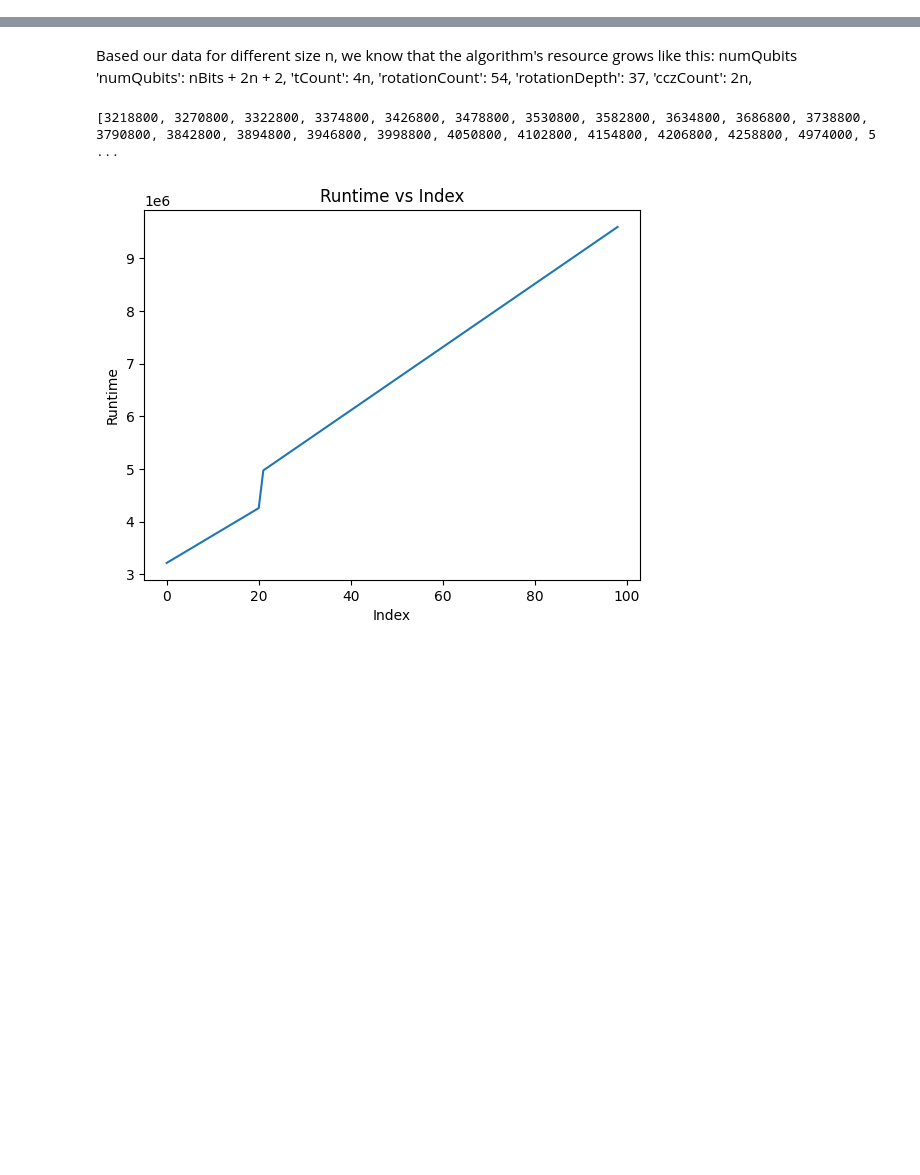
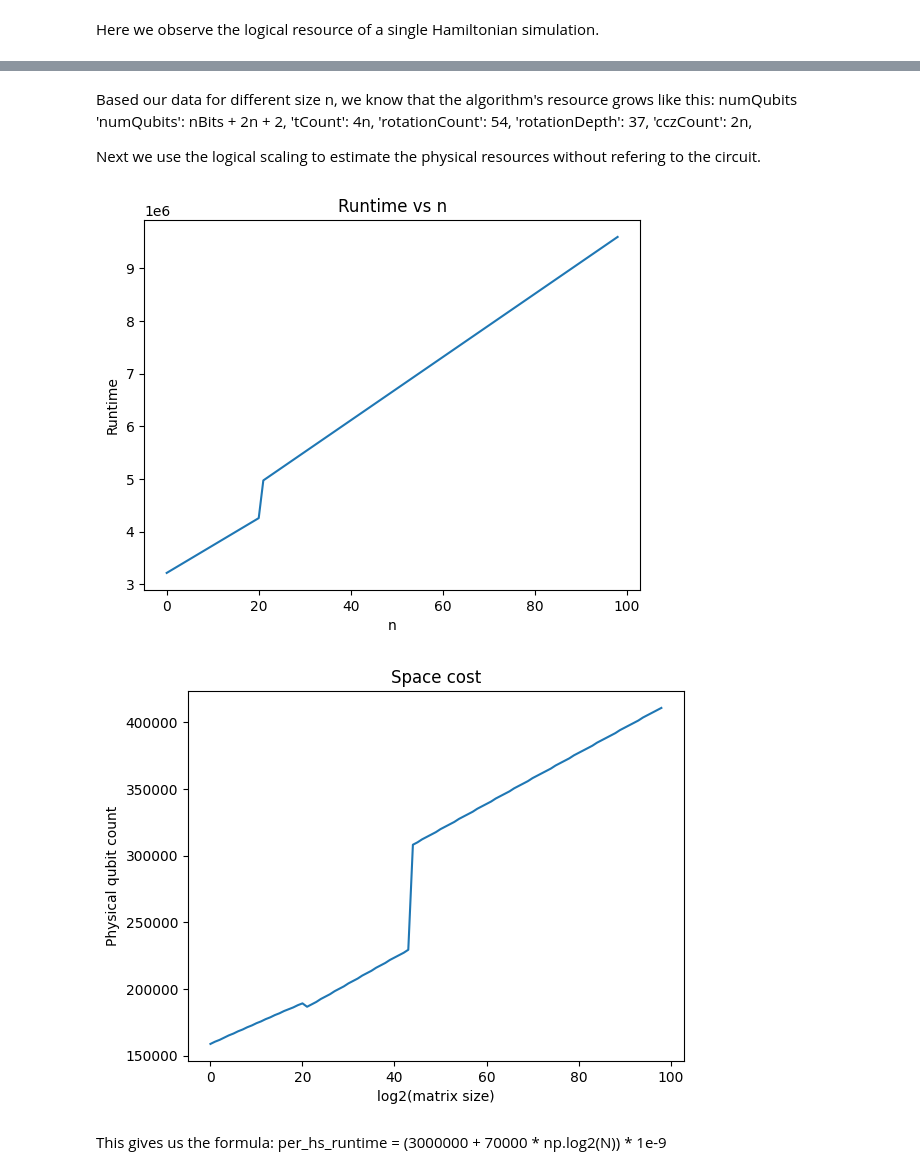
Before and after one commit to tiger9tu/HHL, a Jupyter notebook: tools/estimator.ipynb, the cells around one changed output, grey strips where cells are left out. Saved outputs shown, nothing was run; the diff lists cells and outputs as text; code cells hidden in the pictures; blank space fills up the shorter version.

```diff
--- a/tools/estimator.ipynb
+++ b/tools/estimator.ipynb
@@ -597,6 +602,8 @@ operation UnweightedOracle(H : Double[][], qx : Qubit[], qj : Qubit[], qy : Qubi
             }
         }
     }
+# %% [markdown]
+Here we observe the logical resource of a single Hamiltonian simulation.
 # %%
 result = qsharp.estimate("RunProgram()", params=
                 {"qubitParams": {
@@ -633,27 +640,13 @@ numQubits
 'rotationCount': 54,
 'rotationDepth': 37,
 'cczCount': 2n,
+
+Next we use the logical scaling to estimate the physical resources without refering to the circuit.
 # %%
 nBits = 10
-# n = 2
-# logical_counts = LogicalCounts({
-# 'numQubits': nBits  + 2*n + 2,
-# 'tCount': 4*n,
-# 'rotationCount': 54,
-# 'rotationDepth': 37,
-# 'cczCount': 2*n,})
-# est = logical_counts.estimate( params=
-#                 {"qubitParams": {
-#                         "name": "qubit_gate_ns_e3",
-#                     },
-#                 #  "constraints": {
-#                 #         "maxPhysicalQubits": 100000,
-#                 #     },
-#                 })
 
-# runtime = est._data['physicalCounts']['runtime']
-# print(runtime)
 hsruntimes = []
+hsphysicalcounts = []
 for n in range(1, 100):
     logical_counts = LogicalCounts({
         'numQubits': nBits + 2*n + 2,
@@ -667,21 +660,25 @@ for n in range(1, 100):
             "name": "qubit_gate_ns_e3",
         },
     })
-    hsruntime = est._data['physicalCounts']['runtime']
-    hsruntimes.append(hsruntime)
-
-print(hsruntimes)
-with open('hsruntimes.json', 'w') as f:
-    json.dump(hsruntimes, f)
+    # print(est._data["physicalCounts"])
+    hsruntimes.append(est._data['physicalCounts']['runtime'])
+    hsphysicalcounts.append(est._data['physicalCounts']['physicalQubits'])
-# %% [output]
-[3218800, 3270800, 3322800, 3374800, 3426800, 3478800, 3530800, 3582800, 3634800, 3686800, 3738800, 3790800, 3842800, 3894800, 3946800, 3998800, 4050800, 4102800, 4154800, 4206800, 4258800, 4974000, 5 ...
 # %%
 import matplotlib.pyplot as plt
 
 plt.plot(hsruntimes)
-plt.xlabel('Index')
+plt.xlabel('n')
 plt.ylabel('Runtime')
-plt.title('Runtime vs Index')
+plt.title('Runtime vs n')
 plt.show()
+
+plt.plot(hsphysicalcounts)
+plt.xlabel("log2(matrix size)")
+plt.ylabel("Physical qubit count")
+plt.title("Space cost")
+plt.show()
 # %% [output]
-[figure, old version]
+[figure, new version]
+[figure, added]
+# %% [markdown]
+This gives us the formula: per_hs_runtime = (3000000 + 70000 * np.log2(N)) * 1e-9
```
Also changed, not shown: parts of 2 cells of this notebook, 2 other files.
